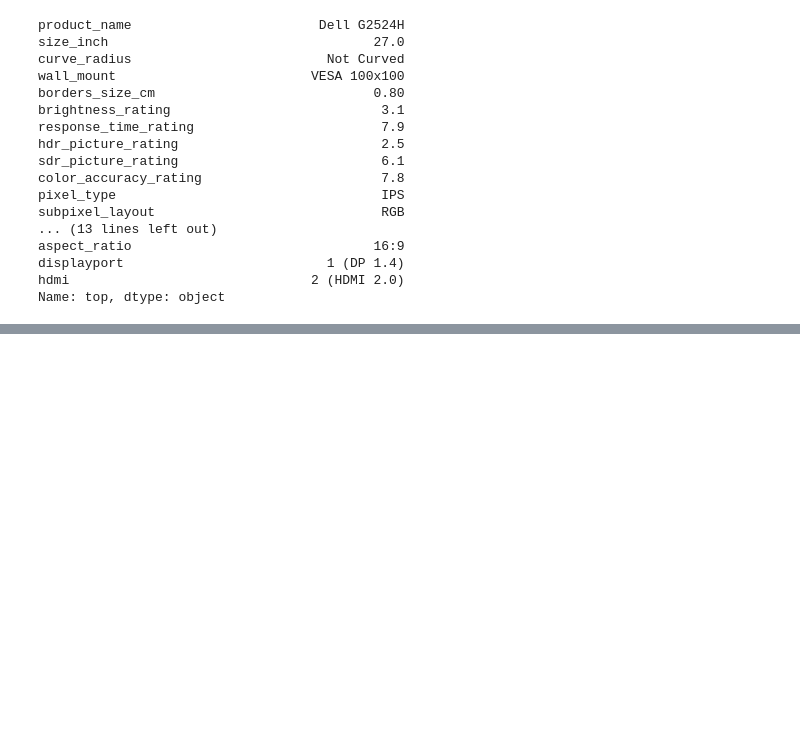
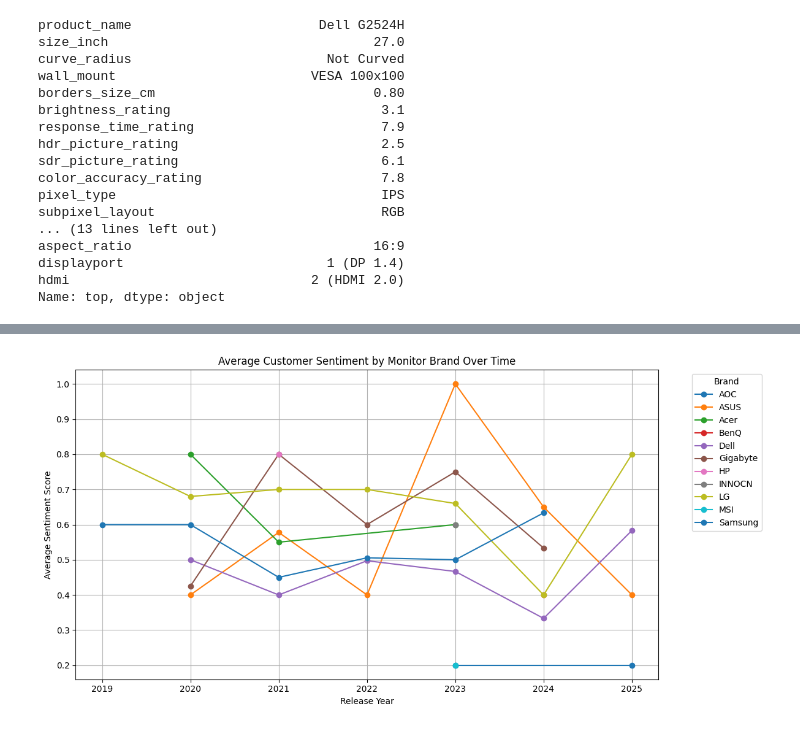
Before and after one commit to dipan99/prodlens, a Jupyter notebook: test.ipynb, the cells around one changed output, grey strips where cells are left out. Saved outputs shown, nothing was run; the diff lists cells and outputs as text; code cells hidden in the pictures; blank space fills up the shorter version.

```diff
--- a/test.ipynb
+++ b/test.ipynb
@@ -693,0 +772,11 @@ Name: top, dtype: object
+# %%
+query = f"""
+SELECT *
+FROM brands b
+WHERE b.brand_id IN {tuple(merge_df['brand_id'].unique().tolist())};
+"""
+
+rows, cols = sql_query(query)
+
+brands_df = pd.DataFrame(rows, columns=cols)
+brands_df.head()
@@ -693,0 +791,34 @@ Name: top, dtype: object
+# %%
+sentiment_by_brand_year = (
+    merge_df
+    .groupby(["brand_id", "release_year"])["avg_sentiment"]
+    .mean()
+    .reset_index()
+)
+sentiment_by_brand_year = sentiment_by_brand_year.merge(
+    brands_df[["brand_id", "brand_name"]],
+    on="brand_id",
+    how="left"
+)
+# %%
+plt.figure(figsize=(12, 6))
+
+sorted_df = sentiment_by_brand_year.sort_values(["brand_name", "release_year"])
+
+for brand, group in sorted_df.groupby("brand_name"):
+    plt.plot(
+        group["release_year"],
+        group["avg_sentiment"],
+        marker="o",
+        label=brand
+    )
+
+plt.xlabel("Release Year")
+plt.ylabel("Average Sentiment Score")
+plt.title(f"Average Customer Sentiment by {category_name} Brand Over Time")
+plt.legend(title="Brand", bbox_to_anchor=(1.05, 1), loc="upper left")
+plt.grid(True)
+plt.tight_layout()
+plt.show()
+# %% [output]
+[figure, added]
```
Also changed, not shown: parts of 23 cells of this notebook.
